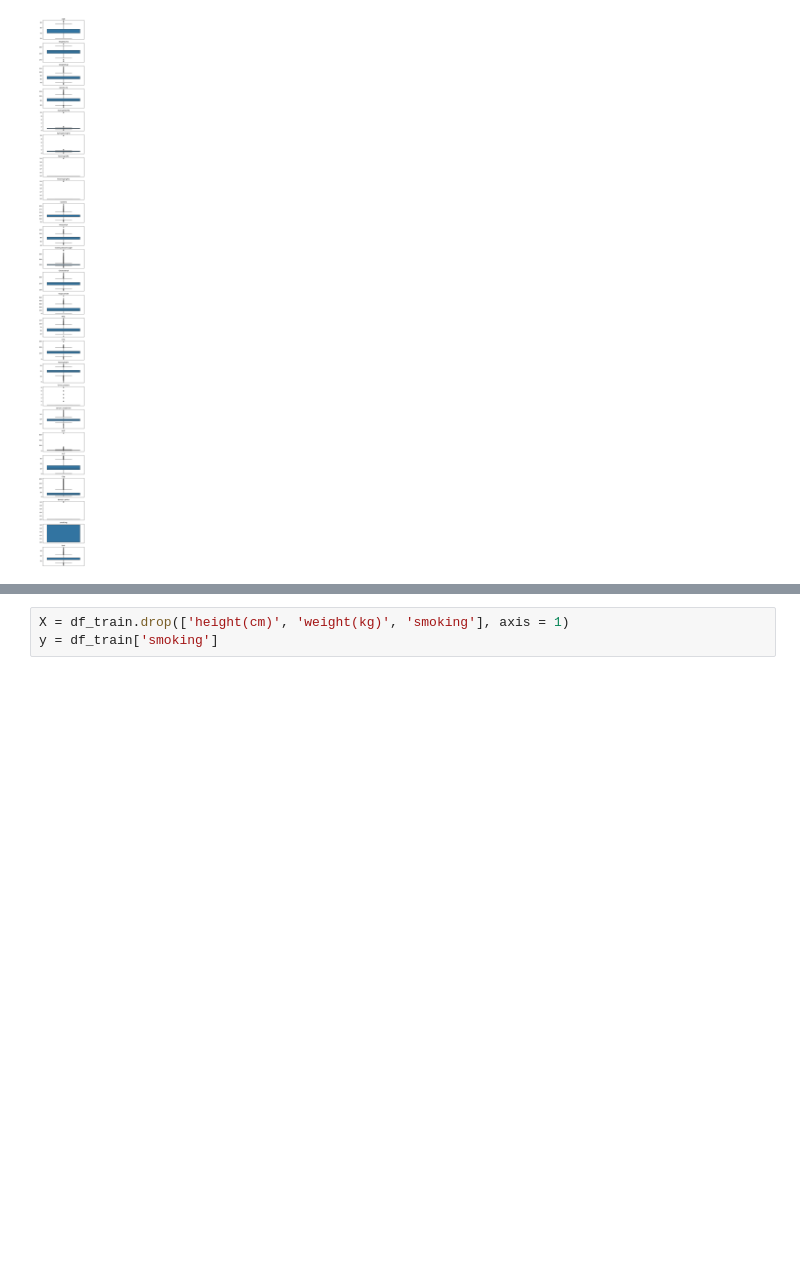
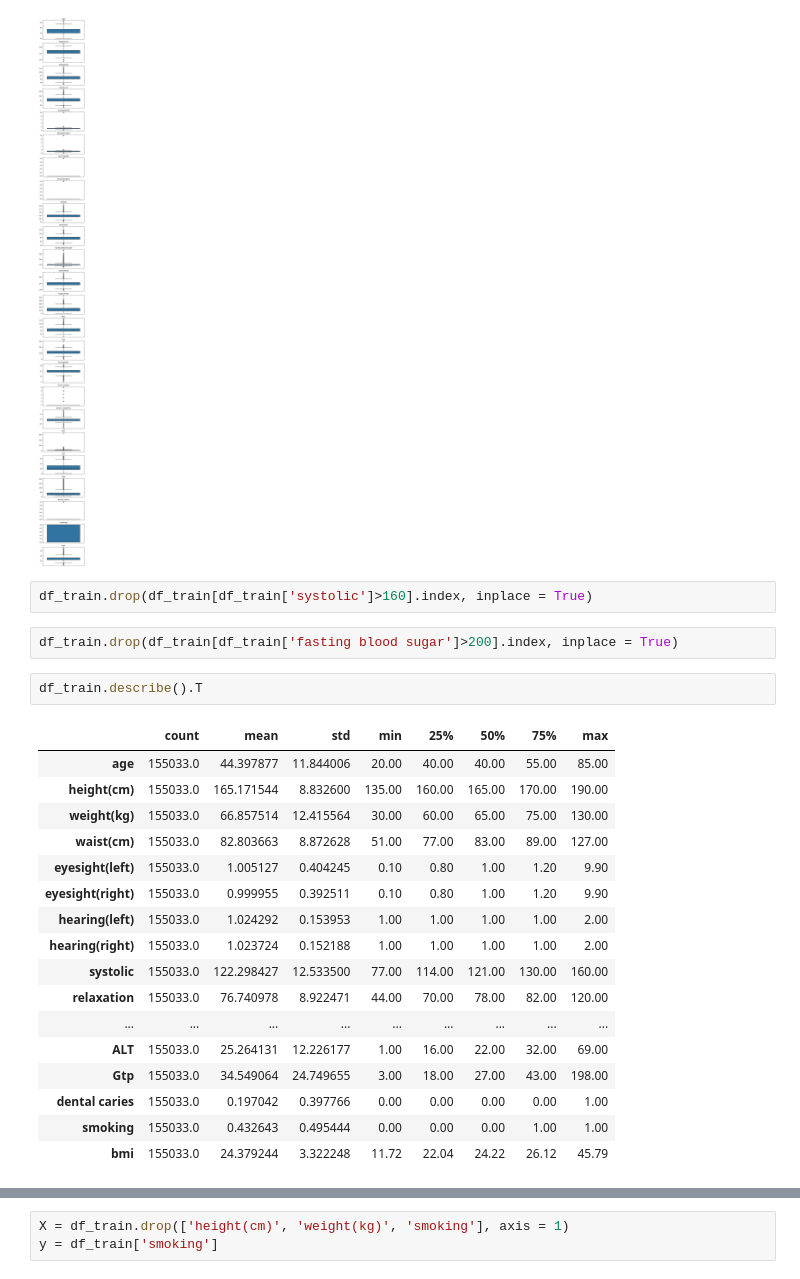
Before and after one commit to Zikarakus/FromWork, a Jupyter notebook: Smoker status.ipynb, the cells around one changed output, grey strips where cells are left out. Drawn from its saved outputs; the diff is of its cells as text; blank space fills up the shorter version.

```diff
--- a/Smoker status.ipynb
+++ b/Smoker status.ipynb
@@ -306,3 +306,27 @@ for i, col in enumerate(df_train.columns):
     ax[i].get_xaxis().set_visible(False)
 # %% [output]
 [figure]
+# %%
+df_train.drop(df_train[df_train['systolic']>160].index, inplace = True)
+# %%
+df_train.drop(df_train[df_train['fasting blood sugar']>200].index, inplace = True)
+# %%
+df_train.describe().T
+# %% [output]
+|  | count | mean | std | min | 25% | 50% | 75% | max |
+| age | 155033.0 | 44.397877 | 11.844006 | 20.00 | 40.00 | 40.00 | 55.00 | 85.00 |
+| height(cm) | 155033.0 | 165.171544 | 8.832600 | 135.00 | 160.00 | 165.00 | 170.00 | 190.00 |
+| weight(kg) | 155033.0 | 66.857514 | 12.415564 | 30.00 | 60.00 | 65.00 | 75.00 | 130.00 |
+| waist(cm) | 155033.0 | 82.803663 | 8.872628 | 51.00 | 77.00 | 83.00 | 89.00 | 127.00 |
+| eyesight(left) | 155033.0 | 1.005127 | 0.404245 | 0.10 | 0.80 | 1.00 | 1.20 | 9.90 |
+| eyesight(right) | 155033.0 | 0.999955 | 0.392511 | 0.10 | 0.80 | 1.00 | 1.20 | 9.90 |
+| hearing(left) | 155033.0 | 1.024292 | 0.153953 | 1.00 | 1.00 | 1.00 | 1.00 | 2.00 |
+| hearing(right) | 155033.0 | 1.023724 | 0.152188 | 1.00 | 1.00 | 1.00 | 1.00 | 2.00 |
+| systolic | 155033.0 | 122.298427 | 12.533500 | 77.00 | 114.00 | 121.00 | 130.00 | 160.00 |
+| relaxation | 155033.0 | 76.740978 | 8.922471 | 44.00 | 70.00 | 78.00 | 82.00 | 120.00 |
+| ... | ... | ... | ... | ... | ... | ... | ... | ... |
+| ALT | 155033.0 | 25.264131 | 12.226177 | 1.00 | 16.00 | 22.00 | 32.00 | 69.00 |
+| Gtp | 155033.0 | 34.549064 | 24.749655 | 3.00 | 18.00 | 27.00 | 43.00 | 198.00 |
+| dental caries | 155033.0 | 0.197042 | 0.397766 | 0.00 | 0.00 | 0.00 | 0.00 | 1.00 |
+| smoking | 155033.0 | 0.432643 | 0.495444 | 0.00 | 0.00 | 0.00 | 1.00 | 1.00 |
+| bmi | 155033.0 | 24.379244 | 3.322248 | 11.72 | 22.04 | 24.22 | 26.12 | 45.79 |
```
Also changed, not shown: parts of 13 cells of this notebook.
